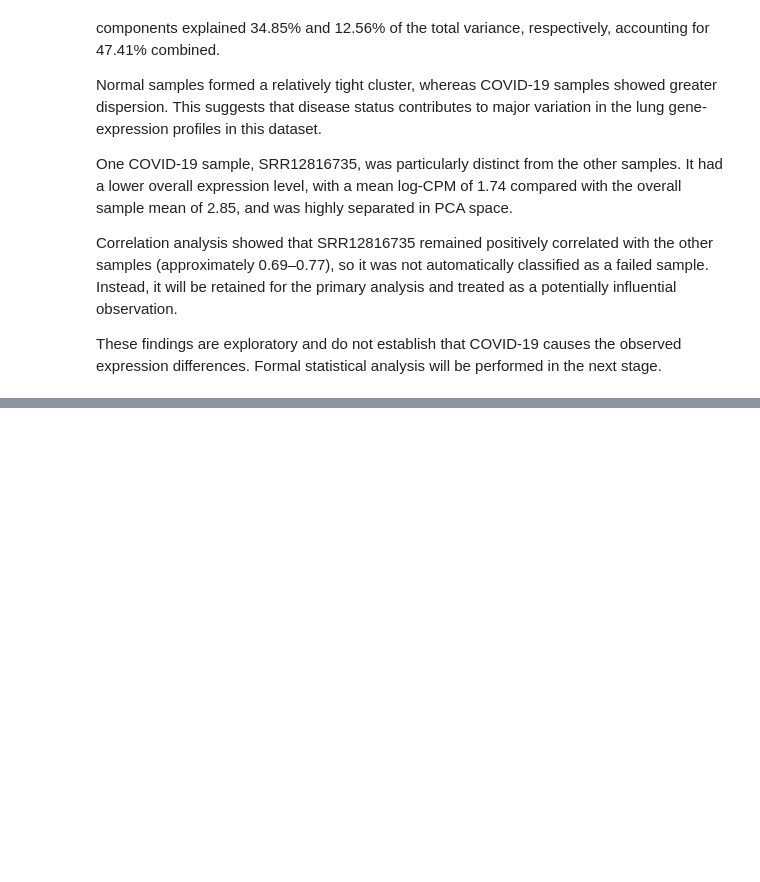
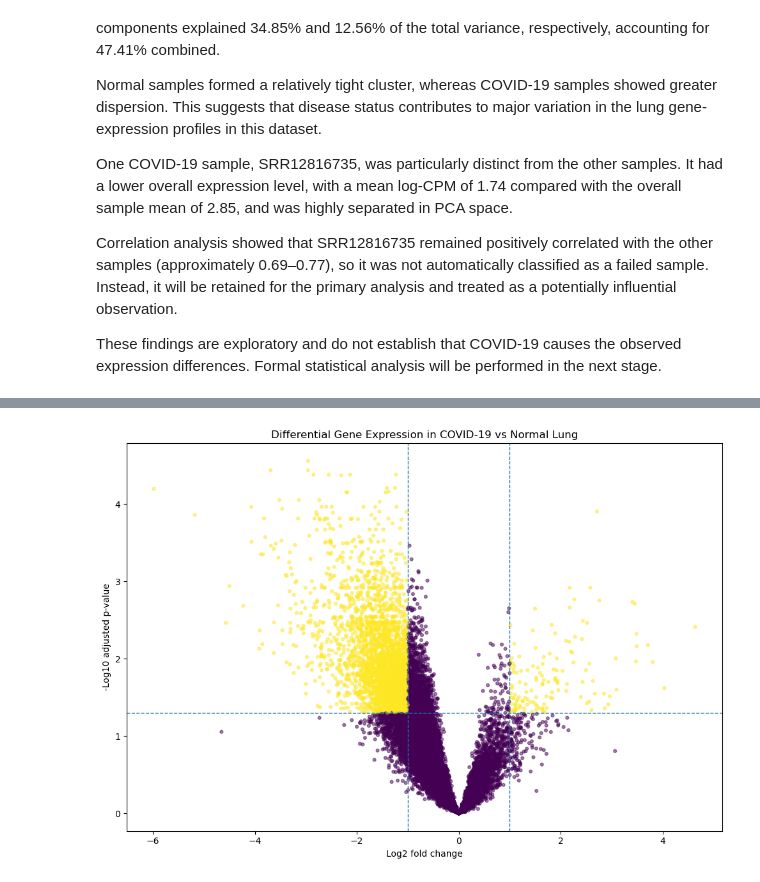
Before and after one commit to shaunagbaje/projects, a Jupyter notebook: 03_covid_gene_expression/gene_expression_analysis.ipynb, the cells around one changed output, grey strips where cells are left out. Saved outputs shown, nothing was run; the diff lists cells and outputs as text; code cells hidden in the pictures; blank space fills up the shorter version.

Commit message:
Complete Project 3 differential expression analysis

```diff
--- a/03_covid_gene_expression/gene_expression_analysis.ipynb
+++ b/03_covid_gene_expression/gene_expression_analysis.ipynb
@@ -979,0 +1203,4 @@ These findings are exploratory and do not establish that COVID-19 causes the obs
+# %%
+gene_expression_summary["fold_change"] = (
+    2 ** gene_expression_summary["log2_fold_change"]
+)
@@ -979,0 +1230,4 @@ These findings are exploratory and do not establish that COVID-19 causes the obs
+# %%
+gene_expression_summary = gene_expression_summary.join(
+    gene_annotations.rename(columns={"Gene Name": "gene_name"})
+)
@@ -979,0 +1324,38 @@ These findings are exploratory and do not establish that COVID-19 causes the obs
+# %%
+plot_data = gene_expression_summary.copy()
+
+plot_data["minus_log10_adjusted_p"] = -np.log10(
+    plot_data["adjusted_p_value"]
+)
+
+plot_data["significant"] = (
+    (plot_data["adjusted_p_value"] < 0.05) &
+    (plot_data["log2_fold_change"].abs() >= 1)
+)
+# %%
+plt.figure(figsize=(10, 7))
+
+plt.scatter(
+    plot_data["log2_fold_change"],
+    plot_data["minus_log10_adjusted_p"],
+    c=plot_data["significant"],
+    alpha=0.5,
+    s=12
+)
+
+plt.axvline(1, linestyle="--", linewidth=1)
+plt.axvline(-1, linestyle="--", linewidth=1)
+plt.axhline(
+    -np.log10(0.05),
+    linestyle="--",
+    linewidth=1
+)
+
+plt.xlabel("Log2 fold change")
+plt.ylabel("-Log10 adjusted p-value")
+plt.title("Differential Gene Expression in COVID-19 vs Normal Lung")
+
+plt.tight_layout()
+plt.show()
+# %% [output]
+[figure, added]
```
Also changed, not shown: parts of 38 cells of this notebook.
